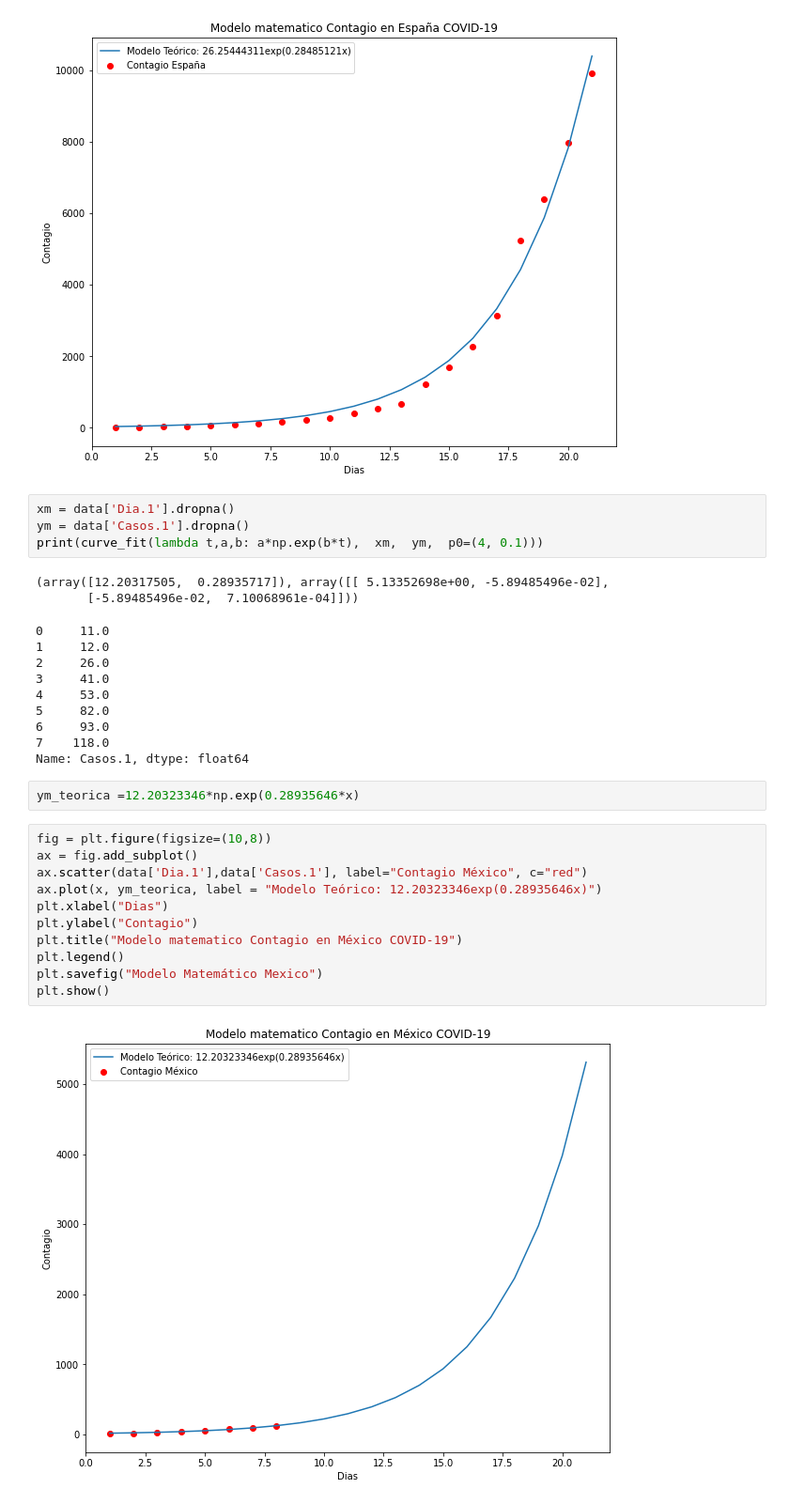
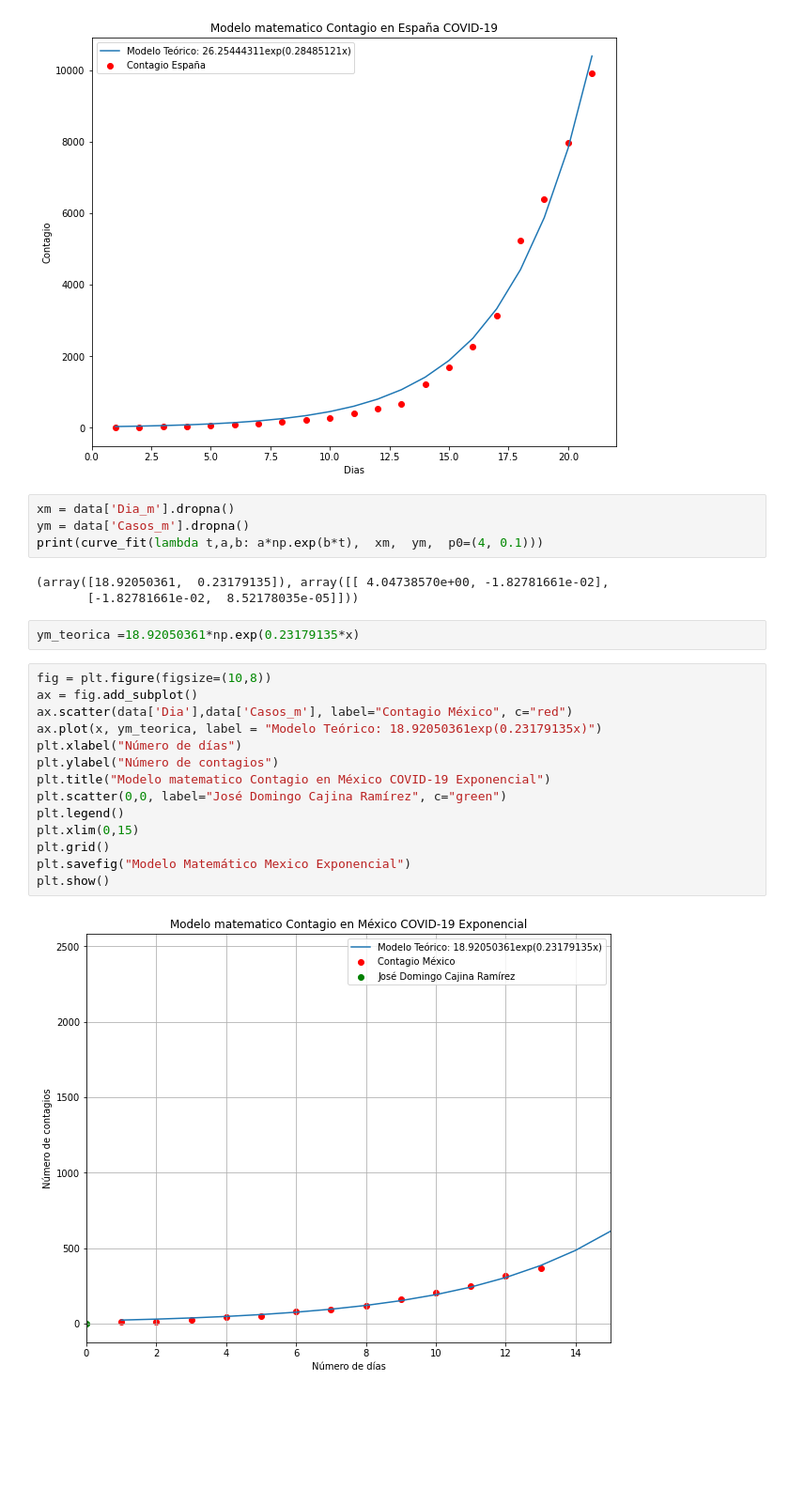
Before and after one commit to Physicworld/COVID19, a Jupyter notebook: Modelo__contagio_COVID_19.ipynb, the cells around one changed output. Shown at 94% size. Drawn from its saved outputs; the diff is of its cells as text; blank space fills up the shorter version.

```diff
--- a/Modelo__contagio_COVID_19.ipynb
+++ b/Modelo__contagio_COVID_19.ipynb
@@ -58,33 +59,27 @@ plt.show()
 # %% [output]
 [figure]
 # %%
-xm = data['Dia.1'].dropna()
-ym = data['Casos.1'].dropna()
+xm = data['Dia_m'].dropna()
+ym = data['Casos_m'].dropna()
 print(curve_fit(lambda t,a,b: a*np.exp(b*t),  xm,  ym,  p0=(4, 0.1)))
 # %% [output]
-(array([12.20317505,  0.28935717]), array([[ 5.13352698e+00, -5.89485496e-02],
-       [-5.89485496e-02,  7.10068961e-04]]))
+(array([18.92050361,  0.23179135]), array([[ 4.04738570e+00, -1.82781661e-02],
+       [-1.82781661e-02,  8.52178035e-05]]))
-0     11.0
-1     12.0
-2     26.0
-3     41.0
-4     53.0
-5     82.0
-6     93.0
-7    118.0
-Name: Casos.1, dtype: float64
 # %%
-ym_teorica =12.20323346*np.exp(0.28935646*x)
+ym_teorica =18.92050361*np.exp(0.23179135*x)
 # %%
 fig = plt.figure(figsize=(10,8))
 ax = fig.add_subplot()
-ax.scatter(data['Dia.1'],data['Casos.1'], label="Contagio México", c="red")
-ax.plot(x, ym_teorica, label = "Modelo Teórico: 12.20323346exp(0.28935646x)")
-plt.xlabel("Dias")
-plt.ylabel("Contagio")
-plt.title("Modelo matematico Contagio en México COVID-19")
+ax.scatter(data['Dia'],data['Casos_m'], label="Contagio México", c="red")
+ax.plot(x, ym_teorica, label = "Modelo Teórico: 18.92050361exp(0.23179135x)")
+plt.xlabel("Número de días")
+plt.ylabel("Número de contagios")
+plt.title("Modelo matematico Contagio en México COVID-19 Exponencial")
+plt.scatter(0,0, label="José Domingo Cajina Ramírez", c="green")
 plt.legend()
-plt.savefig("Modelo Matemático Mexico")
+plt.xlim(0,15)
+plt.grid()
+plt.savefig("Modelo Matemático Mexico Exponencial")
 plt.show()
 # %% [output]
-[figure, old version]
+[figure, new version]
```
Also changed, not shown: parts of 8 cells of this notebook.
